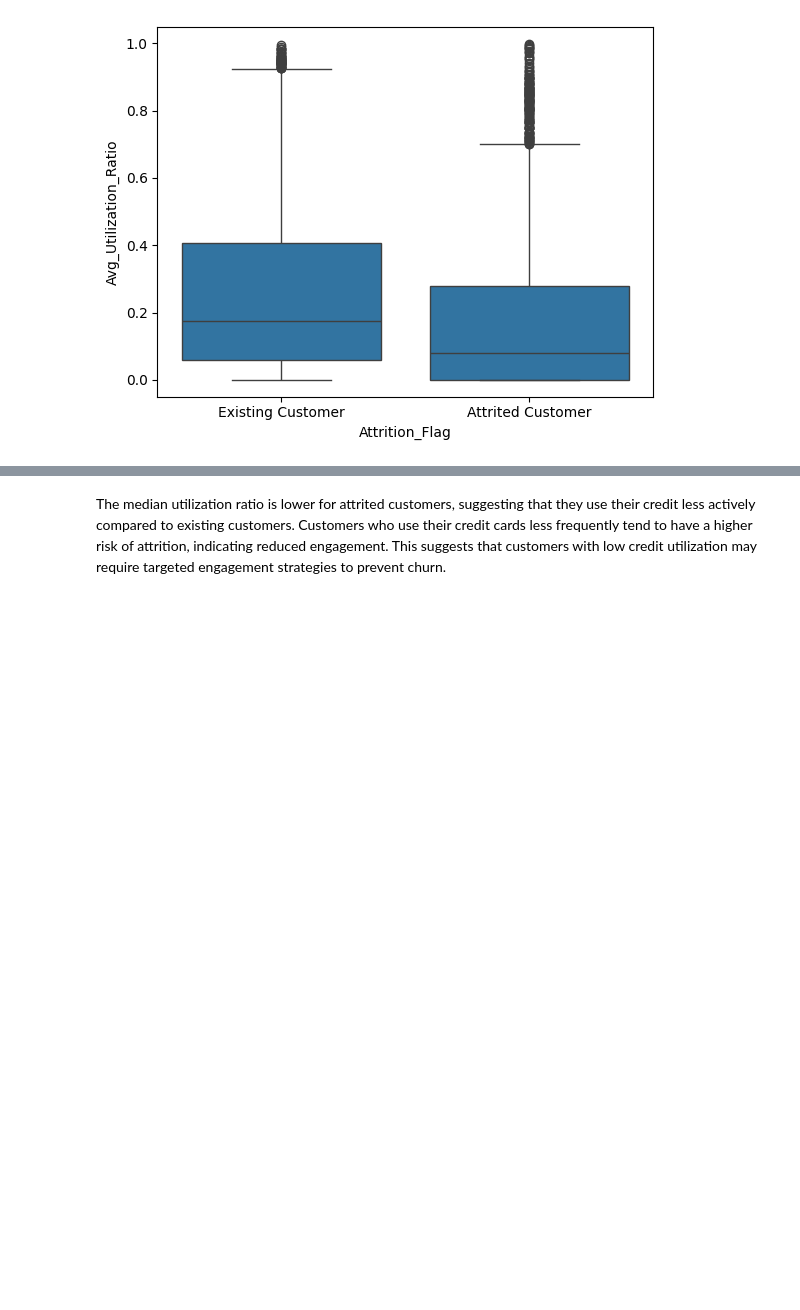
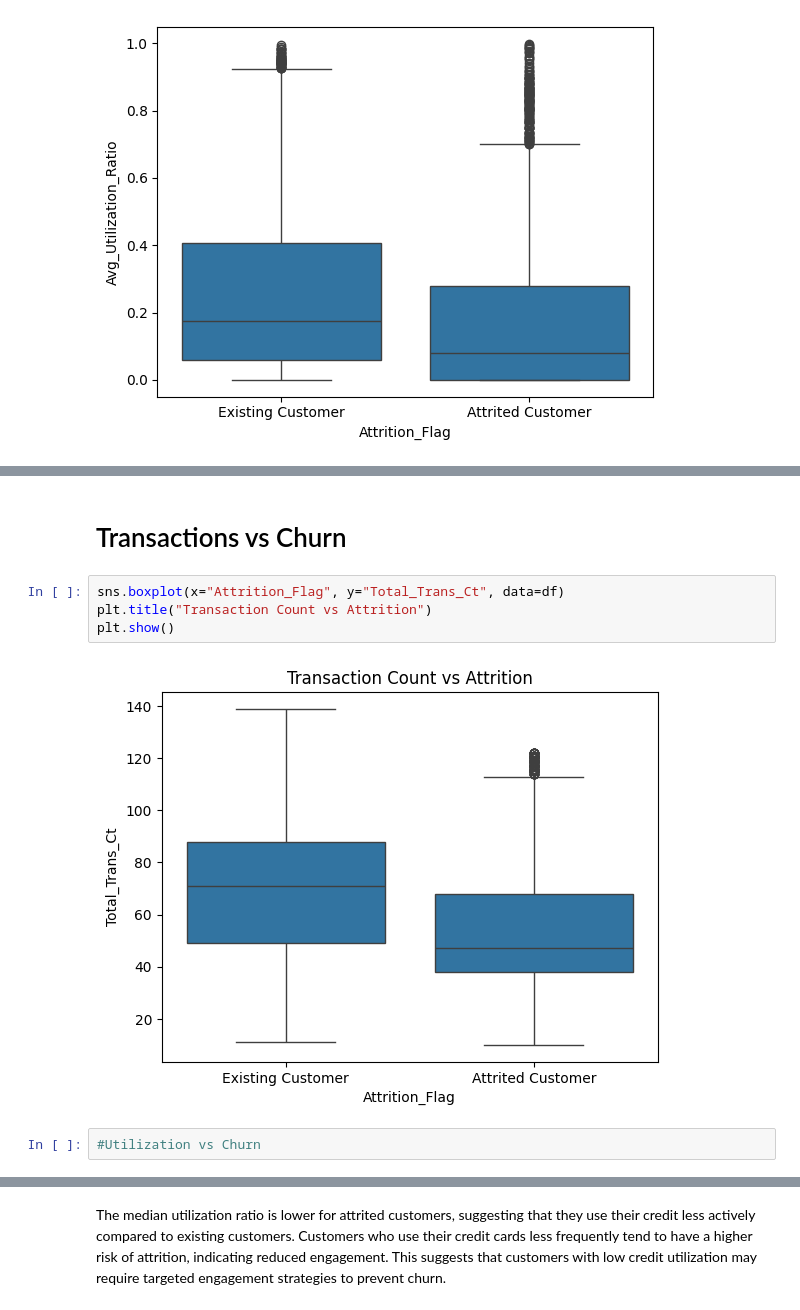
Before and after one commit to shubhpatil27/credit-card-attrition-project, a Jupyter notebook: notebooks/01_eda.ipynb, the cells around one changed output, grey strips where cells are left out. Drawn from its saved outputs; the diff is of its cells as text; blank space fills up the shorter version.

```diff
--- a/notebooks/01_eda.ipynb
+++ b/notebooks/01_eda.ipynb
@@ -57,0 +91,10 @@ plt.show()
+# %% [markdown]
+# Transactions vs Churn
+# %%
+sns.boxplot(x="Attrition_Flag", y="Total_Trans_Ct", data=df)
+plt.title("Transaction Count vs Attrition")
+plt.show()
+# %% [output]
+[figure, added]
+# %%
+#Utilization vs Churn
```
Also changed, not shown: parts of 10 cells of this notebook, 21 other files.
